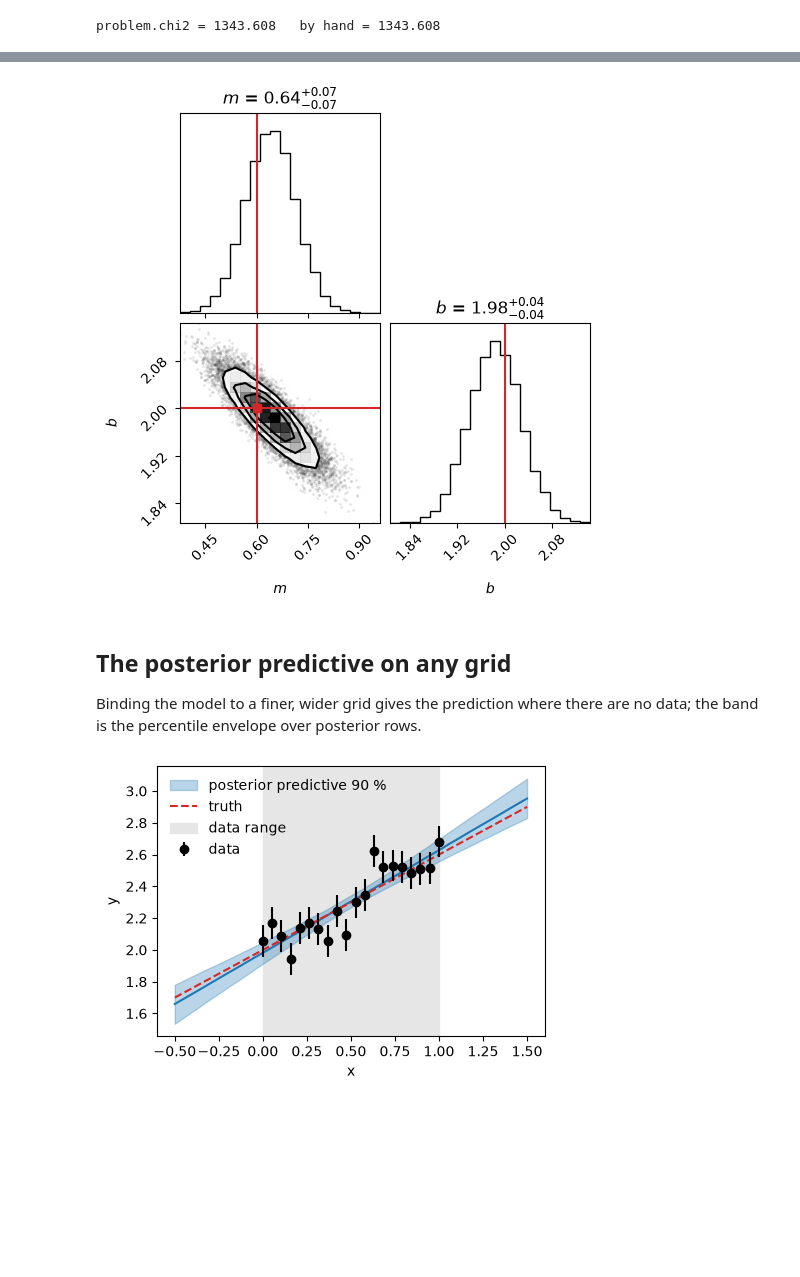
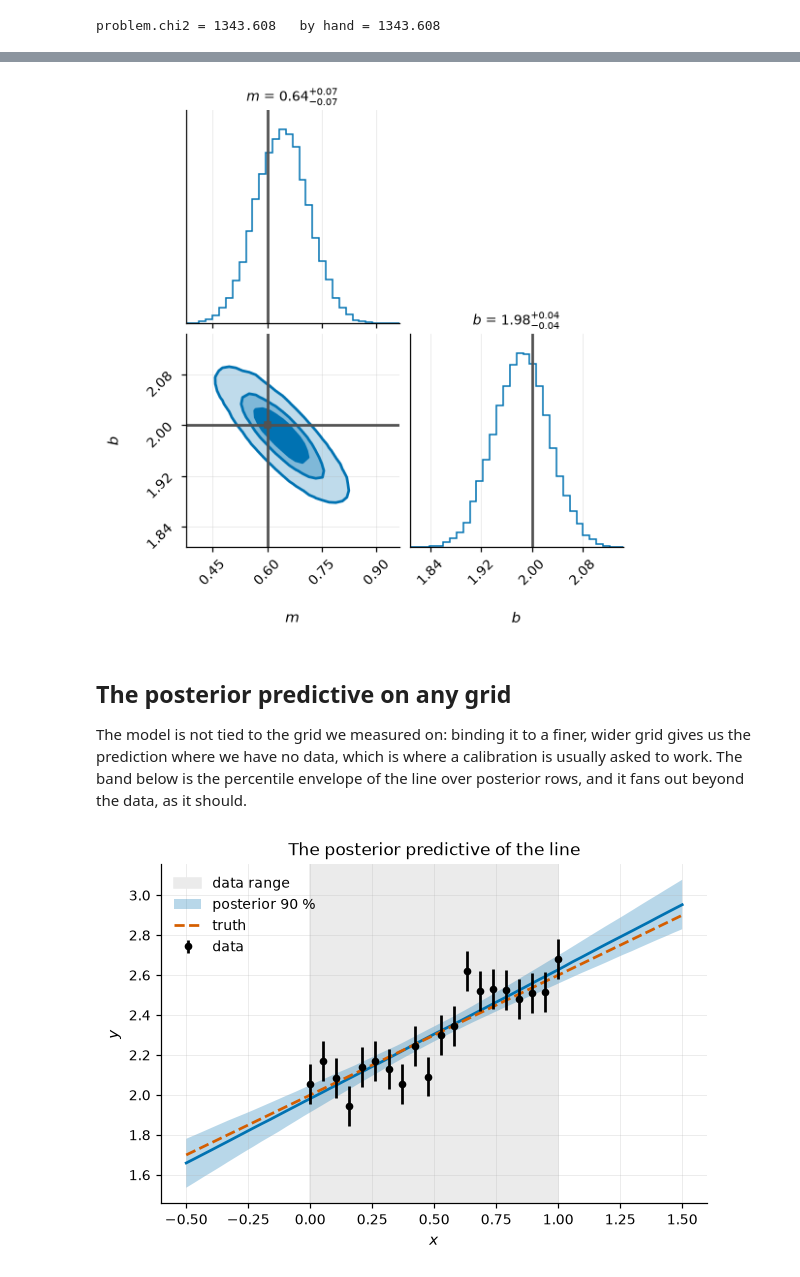
Before and after one commit to beykyle/rxmc, a Jupyter notebook: examples/linear_calibration.ipynb, the cells around one changed output, grey strips where cells are left out. Drawn from its saved outputs; the diff is of its cells as text; code cells hidden in the pictures; blank space fills up the shorter version.

```diff
--- a/examples/linear_calibration.ipynb
+++ b/examples/linear_calibration.ipynb
@@ -12,9 +18,12 @@ import corner
 import emcee
 import matplotlib.pyplot as plt
 import numpy as np
+import plotstyle
 from scipy import stats
 
 import rxmc as rx
+
+plotstyle.use()
 # %% [markdown]
 ## Parameters and a model
 
@@ -131,34 +184,44 @@ fig = corner.corner(
     samples,
     labels=[f"${p.latex}$" for p in problem.params],
     truths=[truth[n] for n in problem.names],
-    truth_color="C3",
-    show_titles=True,
+    **plotstyle.corner_kwargs(),
 )
 plt.show()
 # %% [output]
-[figure, old version]
+[figure, new version]
 # %% [markdown]
 ## The posterior predictive on any grid
 
-Binding the model to a finer, wider grid gives the prediction where there are
-no data; the band is the percentile envelope over posterior rows.
+The model is not tied to the grid we measured on: binding it to a finer, wider
+grid gives us the prediction where we have no data, which is where a
+calibration is usually asked to work.  The band below is the percentile
+envelope of the line over posterior rows, and it fans out beyond the data,
+as it should.
+# %%
+post_curves = np.array(
+    [on_fine(*s[problem.columns(line.params)]) for s in samples[::20]]
+)
+post_lo, post_mid, post_hi = rx.predictive.predictive_band(
+    post_curves, levels=(5, 50, 95)
+)
 # %%
-post_curves = np.array(
-    [on_fine(*s[problem.columns(line.params)]) for s in samples[::20]]
+fig, ax = plt.subplots()
+ax.axvspan(x.min(), x.max(), color="0.92", zorder=0, label="data range")
+plotstyle.band(
+    ax, x_fine, post_lo, post_hi, color=plotstyle.COLOURS[0], label="posterior 90 %"
 )
-lo, mid, hi = rx.predictive.predictive_band(post_curves, levels=(5, 50, 95))
-
-fig, ax = plt.subplots(figsize=(5, 3.5))
-ax.fill_between(
-    x_fine, lo, hi, color="C0", alpha=0.3, label="posterior predictive 90 %"
+ax.plot(x_fine, post_mid, color=plotstyle.COLOURS[0])
+ax.plot(
+    x_fine,
+    truth["m"] * x_fine + truth["b"],
+    "--",
+    color=plotstyle.COLOURS[1],
+    label="truth",
 )
-ax.plot(x_fine, mid, color="C0")
-ax.plot(x_fine, truth["m"] * x_fine + truth["b"], "--", color="C3", label="truth")
 ax.errorbar(data.x, data.y, data.y_err, fmt="o", color="k", label="data")
-ax.axvspan(x.min(), x.max(), color="0.9", zorder=0, label="data range")
-ax.set(xlabel="x", ylabel="y")
-ax.legend(frameon=False)
+ax.set(xlabel="$x$", ylabel="$y$", title="The posterior predictive of the line")
+ax.legend()
 plt.show()
 # %% [output]
-[figure, old version]
+[figure, new version]
 # %% [markdown]
```
Also changed, not shown: parts of 21 cells of this notebook.
